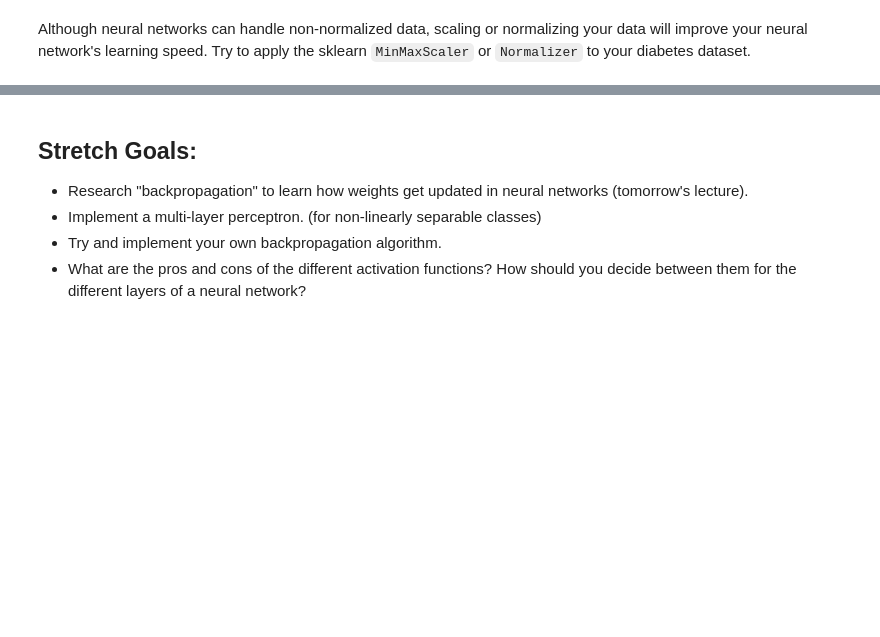
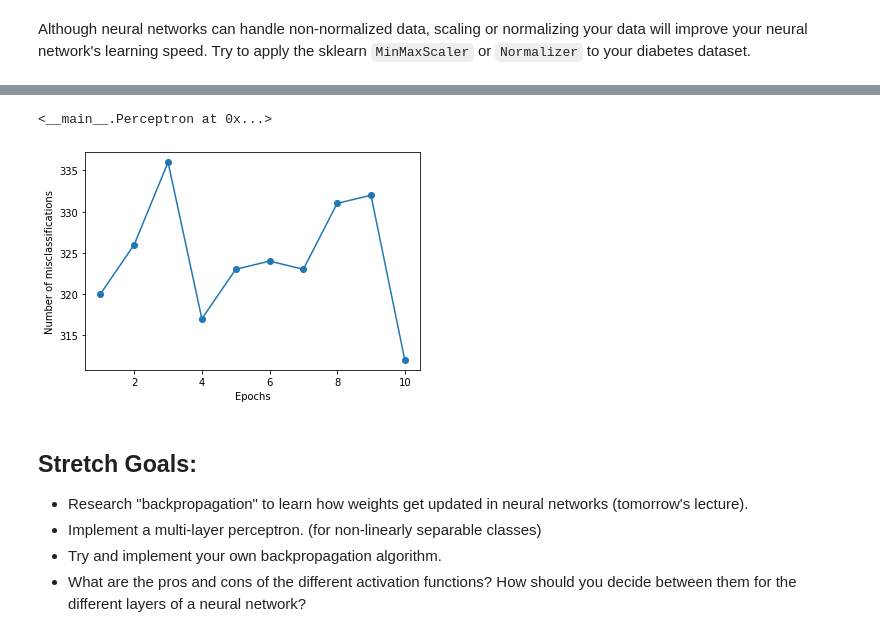
Before and after one commit to rsmecking/DS-Unit-4-Sprint-2-Neural-Networks, a Jupyter notebook: module1-Intro-to-Neural-Networks/LS_DS_421_Intro_to_NN_Assignment.ipynb, the cells around one changed output, grey strips where cells are left out. Saved outputs shown, nothing was run; the diff lists cells and outputs as text; code cells hidden in the pictures; blank space fills up the shorter version.

```diff
--- a/module1-Intro-to-Neural-Networks/LS_DS_421_Intro_to_NN_Assignment.ipynb
+++ b/module1-Intro-to-Neural-Networks/LS_DS_421_Intro_to_NN_Assignment.ipynb
@@ -148,4 +132,5 @@ import numpy as np
 import pandas as pd
 import matplotlib.pyplot as plt
 
-features = list(diabetes)[:-1]
+X = diabetes.iloc[:, 0:8].values
+y = diabetes.iloc[:, -1:].values
@@ -188,6 +151,7 @@ class Perceptron(object):
         self.rate = rate
         self.niter = niter
 
+
     def __sigmoid(self, x):
         return 1 / (1 + np.exp(-x))
 
@@ -195,29 +159,38 @@ class Perceptron(object):
         sx = sigmoid(x)
         return sx * (1-sx)
 
+
     def fit(self, X, y):
         """Fit training data
         X : Training vectors, X.shape : [#samples, #features]
         y : Target values, y.shape : [#samples]
         """
 
-        # Randomly Initialize Weights
-        self.weight = np.zeros(1 + X.shape[1])
+        # Initialize Weights
+        self.weight = np.zeros(X.shape[1])
+        self.bias = np.ones(1 + X.shape[0])
+#         X = np.concatenate((X, self.bias), axis=1)
 
         # Number of misclassifications
         self.errors = []
 
         for i in range(self.niter):
             err = 0
+
             for xi, target in zip(X, y):
                 delta_w = self.rate * (target - self.predict(xi))
-                self.weight[1:] += delta_w * xi
-                self.weight[1:] += delta_w
-                err += int(delta_w != 0.0
+                # Activate
+                self.weight[:] += delta_w * xi
+                self.weight[0] += delta_w
+                #calculate error
+                err += int(delta_w != 0.0)
             self.errors.append(err)
         return self
 
+    def net_input(self, X):
+        return np.dot(X, self.weight)
+
 
     def predict(self, X):
-    """Return class label after unit step"""
-        return np.where(self.net_input(X) >= 0.0, 1, -1)
+        """Return class label after unit step"""
+        return np.where(self.net_input(X) >= 0.5, 1, 0)
@@ -226,3 +197,16 @@ SyntaxError: invalid syntax (<ipython-input-5-bb87c87108a5>, line 35)
+# %%
+pn = Perceptron(0.1, 10)
+# %%
+pn.fit(X, y)
+# %% [output]
+<__main__.Perceptron at 0x...>
+# %%
+plt.plot(range(1, len(pn.errors) + 1), pn.errors, marker='o')
+plt.xlabel('Epochs')
+plt.ylabel('Number of misclassifications')
+plt.show()
+# %% [output]
+[figure, added]
 # %% [markdown]
 ## Stretch Goals:
 
```
Also changed, not shown: parts of 9 cells of this notebook.
